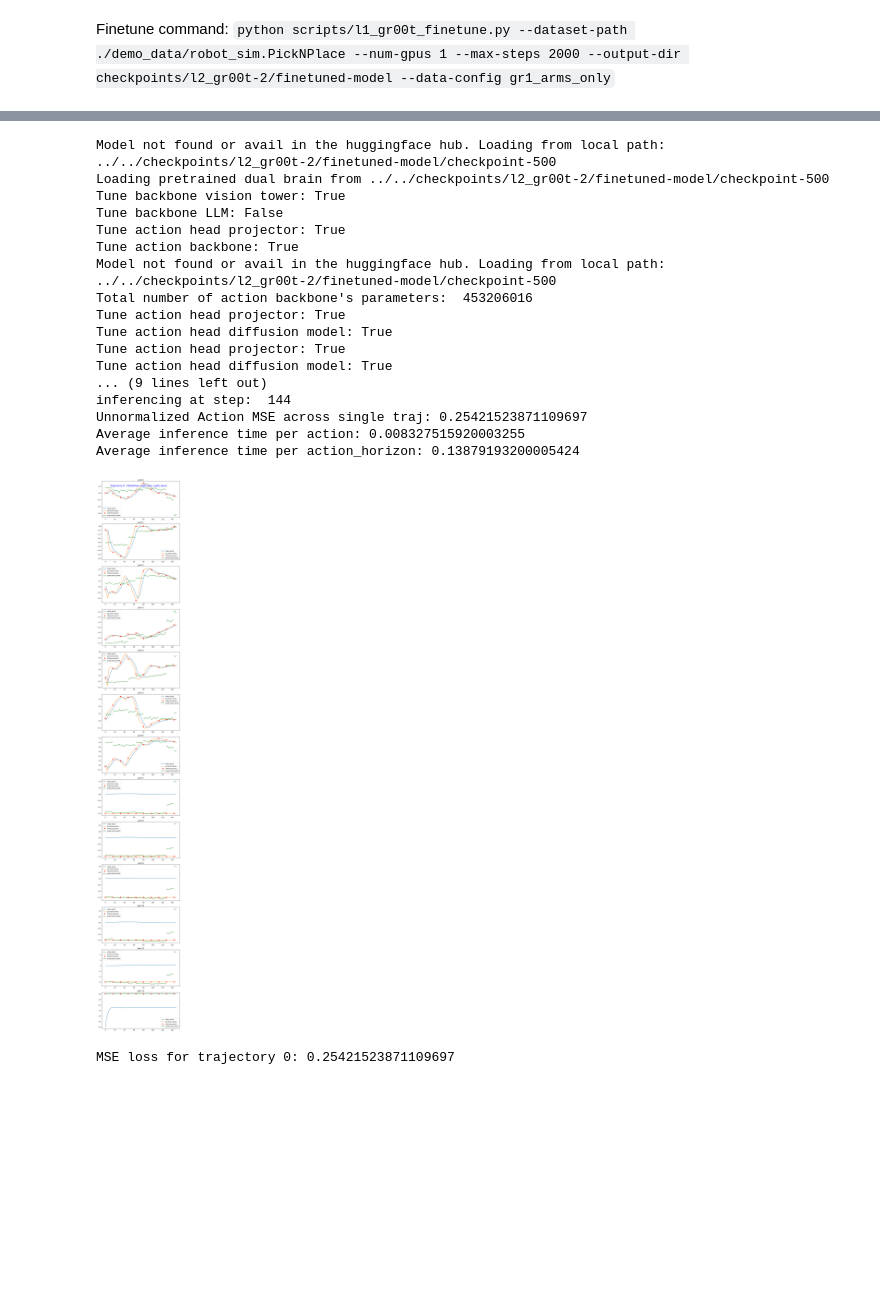
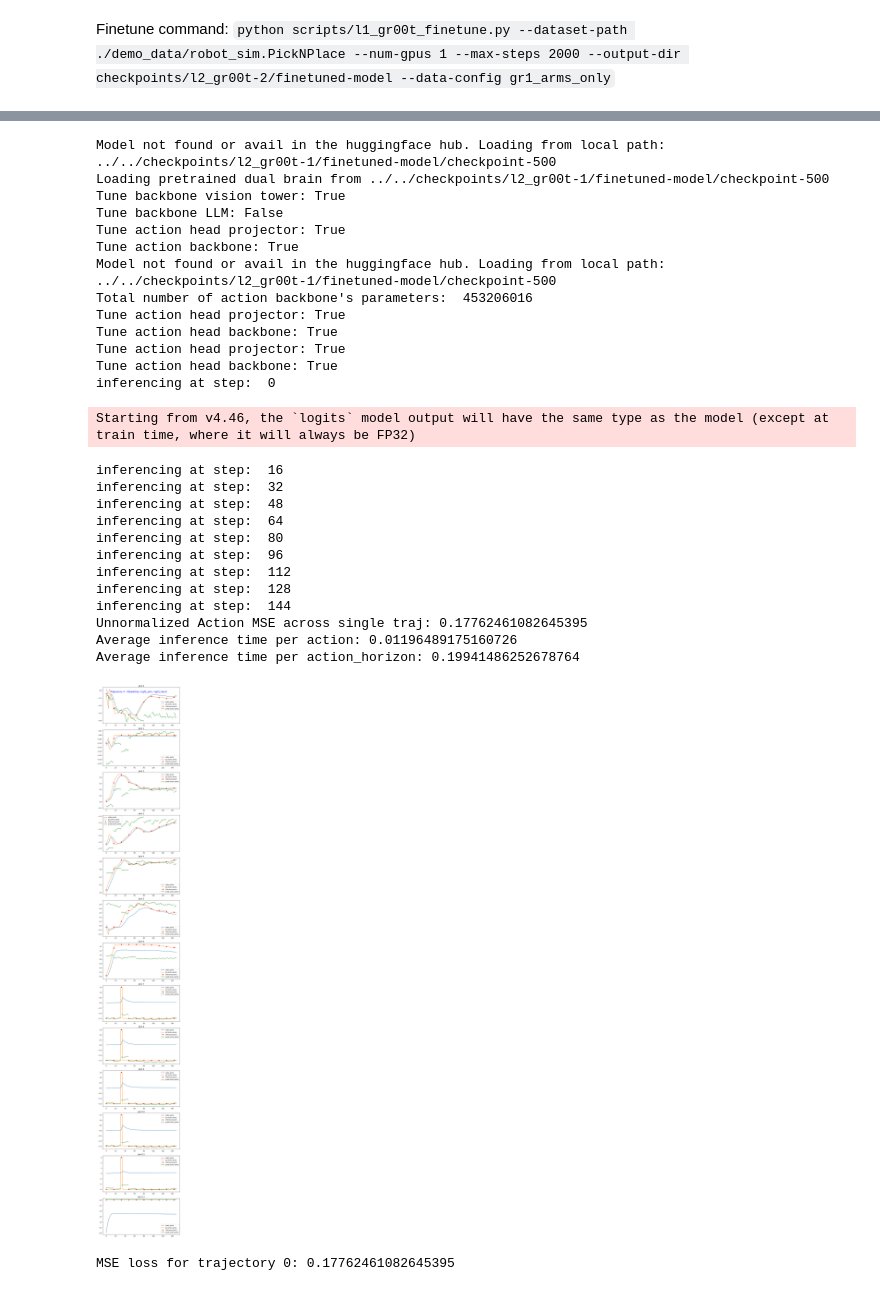
Before and after one commit to LR-AI-Labs/Isaac-GR00T, a Jupyter notebook: getting_started/l1_gr00t/finetune_l1_policy.ipynb, the cells around one changed output, grey strips where cells are left out. Drawn from its saved outputs; the diff is of its cells as text; code cells hidden in the pictures; blank space fills up the shorter version.

```diff
--- a/getting_started/l1_gr00t/finetune_l1_policy.ipynb
+++ b/getting_started/l1_gr00t/finetune_l1_policy.ipynb
@@ -37,6 +39,7 @@ dataset = LeRobotSingleDataset(
     video_backend_kwargs=None,
     transforms=None,  # We'll handle transforms separately through the policy
     embodiment_tag=EMBODIMENT_TAG,
+    training=False
 )
 # %% [output]
 Initialized dataset robot_sim.PickNPlace with EmbodimentTag.GR1
@@ -148,48 +105,57 @@ Std MSE: 0.05928157931711671
 from gr00t.utils.eval import calc_mse_for_single_trajectory
 import warnings
 
-finetuned_model_path = "../../checkpoints/l2_gr00t-2/finetuned-model/checkpoint-500"
+finetuned_model_path = "../../checkpoints/l2_gr00t-1/finetuned-model/checkpoint-500"
 finetuned_policy = L1Gr00tPolicy(
     l1_model_path=finetuned_model_path,
     model_path=finetuned_model_path,
     embodiment_tag="new_embodiment",
     modality_config=modality_config,
     modality_transform=modality_transform,
     device=device,
 )
 
 warnings.simplefilter("ignore", category=FutureWarning)
 
 mse = calc_mse_for_single_trajectory(
     finetuned_policy,
     dataset,
-    traj_id=0,
+    traj_id=4,
     modality_keys=["right_arm", "right_hand"],   # we will only evaluate the right arm and right hand
     steps=150,
     action_horizon=16,
     plot=True
 )
 
 print("MSE loss for trajectory 0:", mse)
 # %% [output]
-Model not found or avail in the huggingface hub. Loading from local path: ../../checkpoints/l2_gr00t-2/finetuned-model/checkpoint-500
-Loading pretrained dual brain from ../../checkpoints/l2_gr00t-2/finetuned-model/checkpoint-500
+Model not found or avail in the huggingface hub. Loading from local path: ../../checkpoints/l2_gr00t-1/finetuned-model/checkpoint-500
+Loading pretrained dual brain from ../../checkpoints/l2_gr00t-1/finetuned-model/checkpoint-500
 Tune backbone vision tower: True
 Tune backbone LLM: False
 Tune action head projector: True
 Tune action backbone: True
-Model not found or avail in the huggingface hub. Loading from local path: ../../checkpoints/l2_gr00t-2/finetuned-model/checkpoint-500
+Model not found or avail in the huggingface hub. Loading from local path: ../../checkpoints/l2_gr00t-1/finetuned-model/checkpoint-500
 Total number of action backbone's parameters:  453206016
 Tune action head projector: True
-Tune action head diffusion model: True
+Tune action head backbone: True
 Tune action head projector: True
-Tune action head diffusion model: True
-... (9 lines left out)
-inferencing at step:  144
-Unnormalized Action MSE across single traj: 0.25421523871109697
-Average inference time per action: 0.008327515920003255
-Average inference time per action_horizon: 0.13879193200005424
+Tune action head backbone: True
+inferencing at step:  0
+Starting from v4.46, the `logits` model output will have the same type as the model (except at train time, where it will always be FP32)
+inferencing at step:  16
+inferencing at step:  32
+inferencing at step:  48
+inferencing at step:  64
+inferencing at step:  80
+inferencing at step:  96
+inferencing at step:  112
+inferencing at step:  128
+inferencing at step:  144
+Unnormalized Action MSE across single traj: 0.17762461082645395
+Average inference time per action: 0.01196489175160726
+Average inference time per action_horizon: 0.19941486252678764
-[figure, old version]
+[figure, new version]
-MSE loss for trajectory 0: 0.25421523871109697
+MSE loss for trajectory 0: 0.17762461082645395
 # %%
 del finetuned_policy
```
Also changed, not shown: parts of 9 cells of this notebook, 6 other files.
